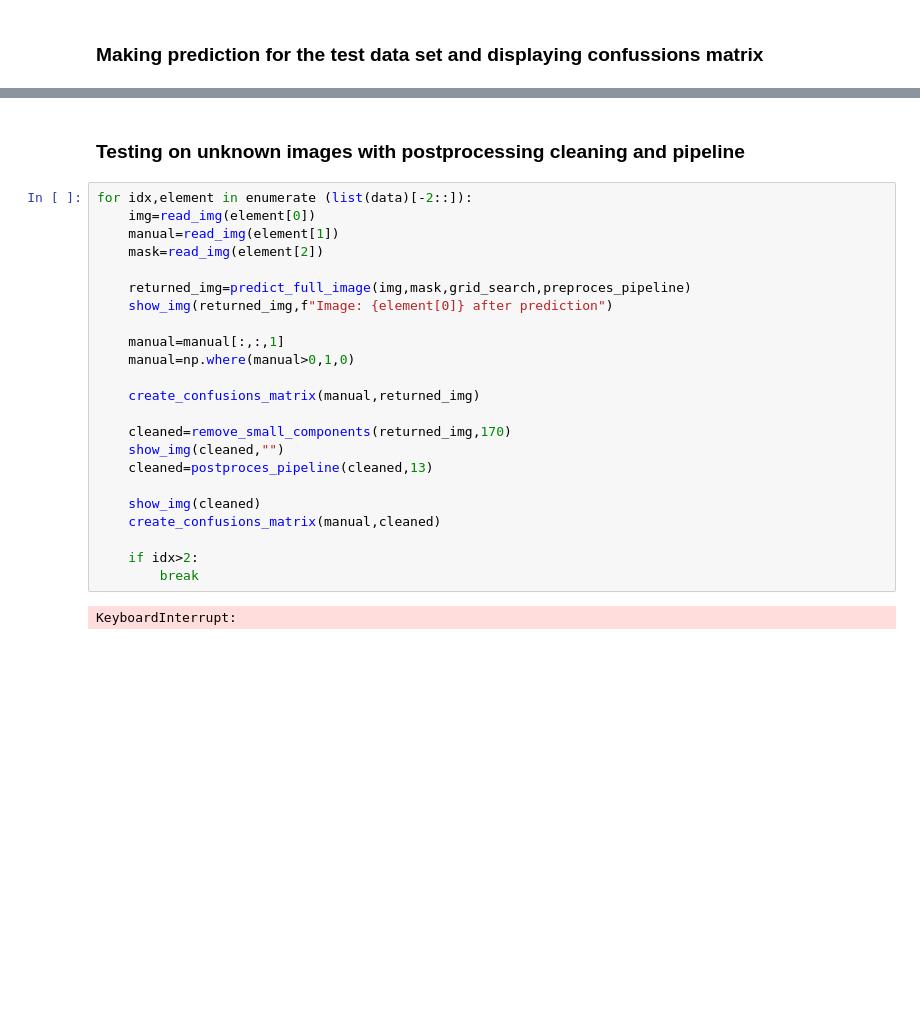
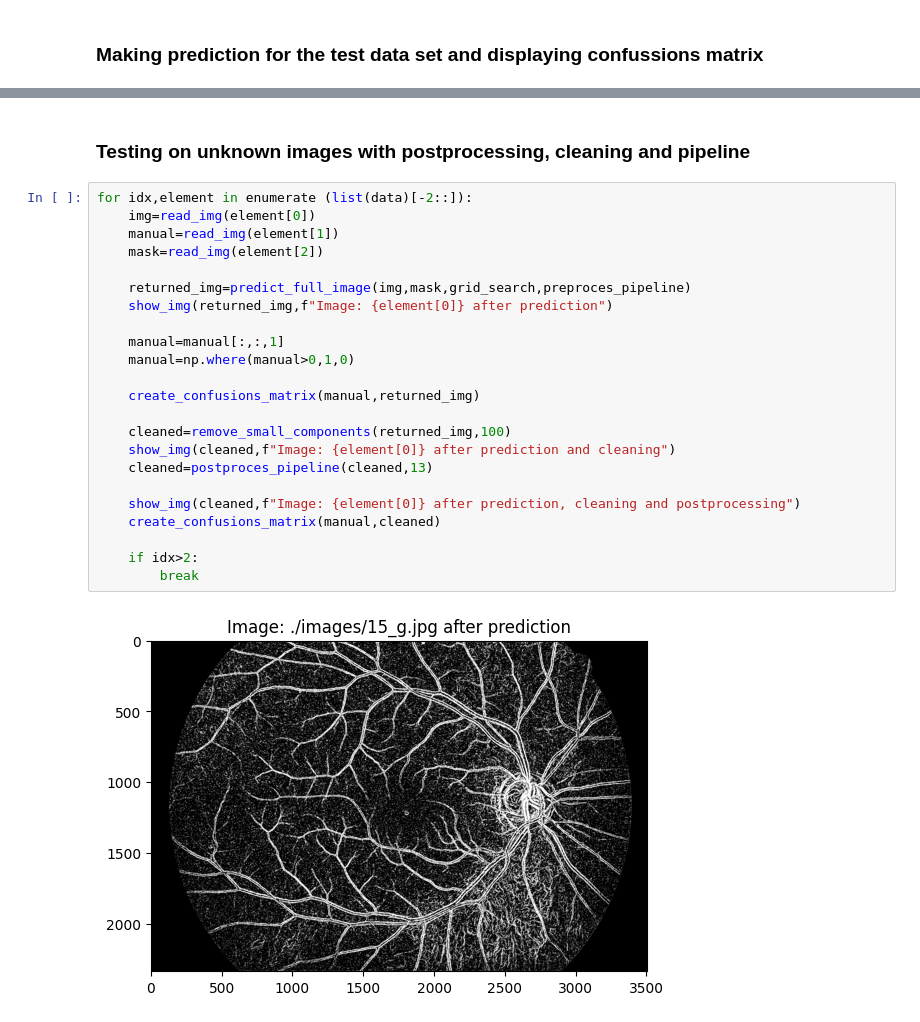
Before and after one commit to StanislawMarszalek/segmentation-of-fundus-images, a Jupyter notebook: machine_learining_notebook.ipynb, the cells around one changed output, grey strips where cells are left out. Saved outputs shown, nothing was run; the diff lists cells and outputs as text; blank space fills up the shorter version.

Commit message:
Clean notebook to train random forrest

```diff
--- a/machine_learining_notebook.ipynb
+++ b/machine_learining_notebook.ipynb
@@ -132,27 +132,27 @@ gc.collect()
 # %% [markdown]
-### Testing on unknown images with postprocessing cleaning and pipeline
+### Testing on unknown images with postprocessing, cleaning and pipeline
 # %%
 for idx,element in enumerate (list(data)[-2::]):
     img=read_img(element[0])
     manual=read_img(element[1])
     mask=read_img(element[2])
 
     returned_img=predict_full_image(img,mask,grid_search,preproces_pipeline)
     show_img(returned_img,f"Image: {element[0]} after prediction")
 
     manual=manual[:,:,1]
     manual=np.where(manual>0,1,0)
 
     create_confusions_matrix(manual,returned_img)
 
-    cleaned=remove_small_components(returned_img,170)
-    show_img(cleaned,"")
+    cleaned=remove_small_components(returned_img,100)
+    show_img(cleaned,f"Image: {element[0]} after prediction and cleaning")
     cleaned=postproces_pipeline(cleaned,13)
 
-    show_img(cleaned)
+    show_img(cleaned,f"Image: {element[0]} after prediction, cleaning and postprocessing")
     create_confusions_matrix(manual,cleaned)
 
     if idx>2:
         break
 # %% [output]
-KeyboardInterrupt:
+[figure, added]
```
Also changed, not shown: parts of 6 cells of this notebook.
